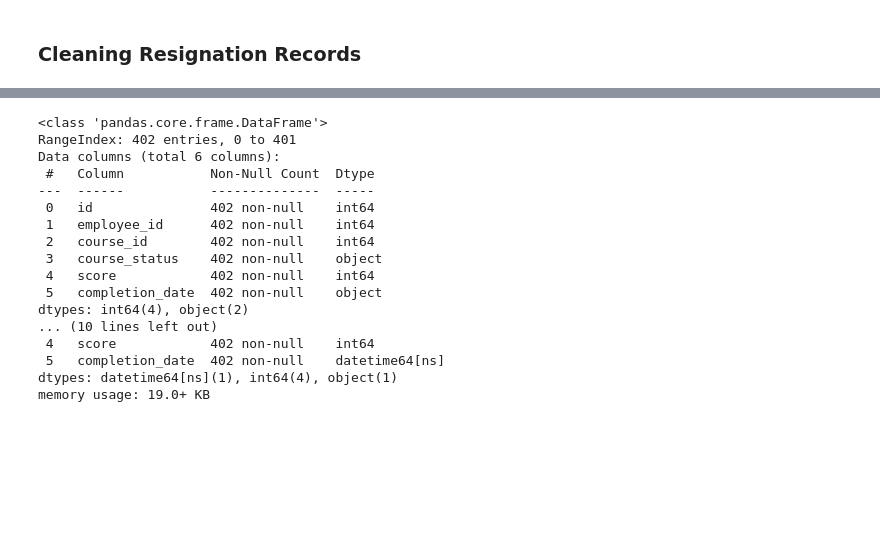
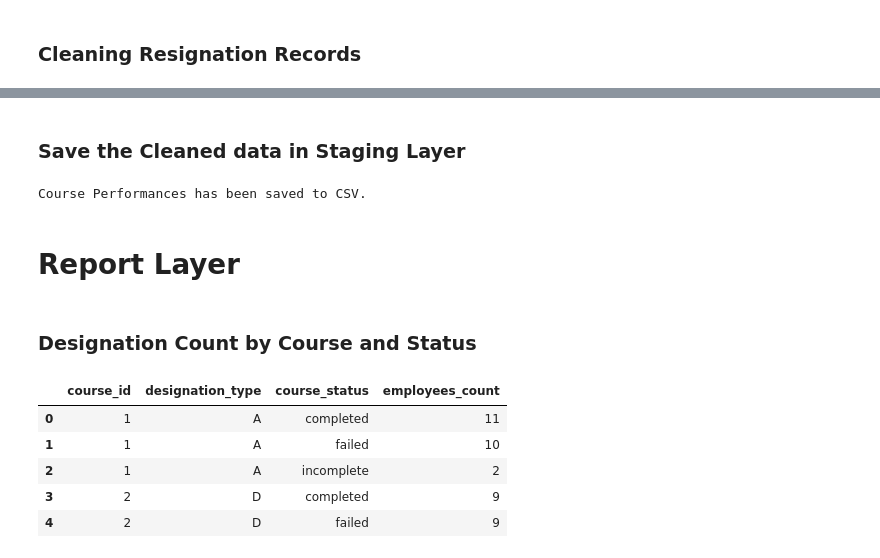
Before and after one commit to Kishore29-02/Final_Project_DE, a Jupyter notebook: DataEngineering.ipynb, the cells around one changed output, grey strips where cells are left out. Drawn from its saved outputs; the diff is of its cells as text; code cells hidden in the pictures; blank space fills up the shorter version.

Commit message:
report started

```diff
--- a/DataEngineering.ipynb
+++ b/DataEngineering.ipynb
@@ -316,23 +302,47 @@ print("Course Performances has been saved to CSV.")
-# %%
-temp = pd.read_csv(f'./2.Staging/Course_Performances.csv')
-
-temp.info()
-course_performances_stage.info()
-# %% [output]
-<class 'pandas.core.frame.DataFrame'>
-RangeIndex: 402 entries, 0 to 401
-Data columns (total 6 columns):
- #   Column           Non-Null Count  Dtype
----  ------           --------------  -----
- 0   id               402 non-null    int64
- 1   employee_id      402 non-null    int64
- 2   course_id        402 non-null    int64
- 3   course_status    402 non-null    object
- 4   score            402 non-null    int64
- 5   completion_date  402 non-null    object
-dtypes: int64(4), object(2)
-... (10 lines left out)
- 4   score            402 non-null    int64
- 5   completion_date  402 non-null    datetime64[ns]
-dtypes: datetime64[ns](1), int64(4), object(1)
-memory usage: 19.0+ KB
+# %% [markdown]
+### Save the Cleaned data in Staging Layer
+# %%
+output_dir = './2.Prep'
+
+os.makedirs(output_dir, exist_ok=True)
+
+course_performances_stage.to_csv(f'{output_dir}/Course_Performances.csv', index=False)
+courses_stage.to_csv(f'{output_dir}/Courses.csv', index=False)
+designation_courses_stage.to_csv(f'{output_dir}/Designation_Courses.csv', index=False)
+employees_stage.to_csv(f'{output_dir}/Employees_Details.csv', index=False)
+project_performance_stage.to_csv(f'{output_dir}/Project_Performances.csv', index=False)
+resignation_records_stage.to_csv(f'{output_dir}/Resignation_Records.csv', index=False)
+user_account_stage.to_csv(f'{output_dir}/User_Account.csv', index=False)
+
+print("Course Performances has been saved to CSV.")
+# %% [output]
+Course Performances has been saved to CSV.
+# %% [markdown]
+# Report Layer
+# %% [markdown]
+### Designation Count by Course and Status
+# %%
+def designation_count_by_course_and_status(course_performances_stage, employees_stage):
+    employee_with_designation = course_performances_stage.merge(
+        employees_stage[['id', 'designation_type']],
+        left_on='employee_id',
+        right_on='id'
+    )
+
+    designation_count = employee_with_designation.groupby(
+        ['course_id', 'designation_type', 'course_status']
+    ).agg(employees_count=('employee_id', 'count')).reset_index()
+
+    return designation_count.sort_values(['course_id', 'designation_type'])
+
+# Example usage with DataFrames
+designation_count = designation_count_by_course_and_status(course_performances_stage, employees_stage)
+
+designation_count.head()
+# %% [output]
+|  | course_id | designation_type | course_status | employees_count |
+| 0 | 1 | A | completed | 11 |
+| 1 | 1 | A | failed | 10 |
+| 2 | 1 | A | incomplete | 2 |
+| 3 | 2 | D | completed | 9 |
+| 4 | 2 | D | failed | 9 |
```
Also changed, not shown: parts of 20 cells of this notebook, 7 other files.
